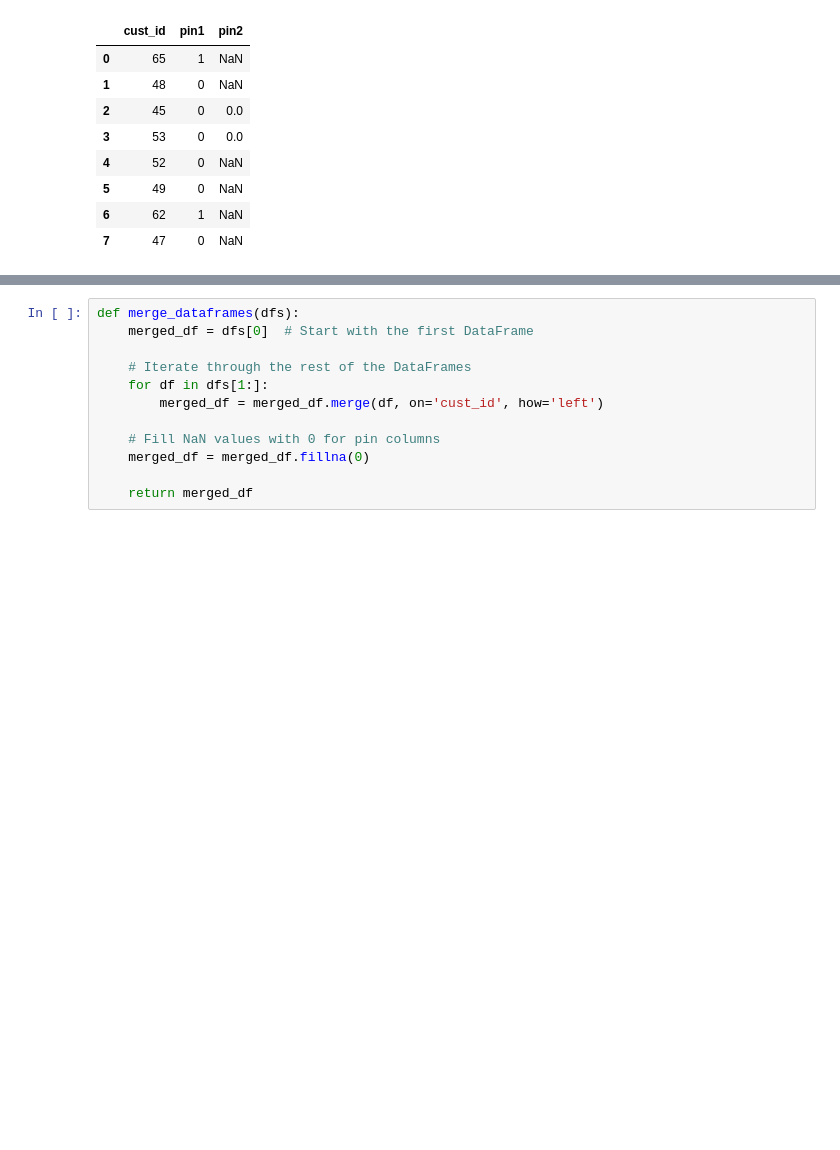
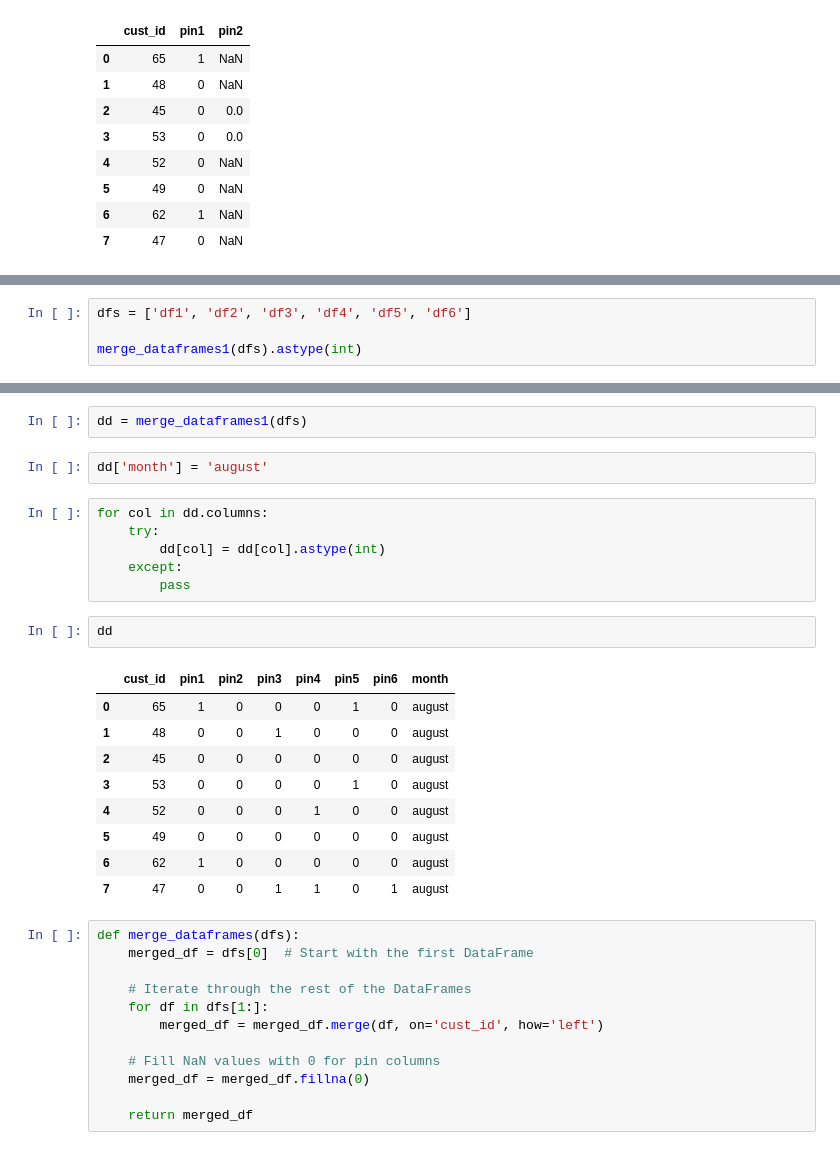
Before and after one commit to hitenverma1/Python_Coding, a Jupyter notebook: join_table.ipynb, the cells around one changed output, grey strips where cells are left out. Saved outputs shown, nothing was run; the diff lists cells and outputs as text; blank space fills up the shorter version.

```diff
--- a/join_table.ipynb
+++ b/join_table.ipynb
@@ -410,3 +410,7 @@ def merge_dataframes1(df_list):
             merged_df = pd.merge(merged_df, df, on='cust_id', how='left')
     merged_df = merged_df.fillna(0)
     return merged_df
+# %%
+dfs = ['df1', 'df2', 'df3', 'df4', 'df5', 'df6']
+
+merge_dataframes1(dfs).astype(int)
@@ -413,3 +427,25 @@ def merge_dataframes1(df_list):
+# %%
+dd = merge_dataframes1(dfs)
+# %%
+dd['month'] = 'august'
+# %%
+for col in dd.columns:
+    try:
+        dd[col] = dd[col].astype(int)
+    except:
+        pass
+# %%
+dd
+# %% [output]
+|  | cust_id | pin1 | pin2 | pin3 | pin4 | pin5 | pin6 | month |
+| 0 | 65 | 1 | 0 | 0 | 0 | 1 | 0 | august |
+| 1 | 48 | 0 | 0 | 1 | 0 | 0 | 0 | august |
+| 2 | 45 | 0 | 0 | 0 | 0 | 0 | 0 | august |
+| 3 | 53 | 0 | 0 | 0 | 0 | 1 | 0 | august |
+| 4 | 52 | 0 | 0 | 0 | 1 | 0 | 0 | august |
+| 5 | 49 | 0 | 0 | 0 | 0 | 0 | 0 | august |
+| 6 | 62 | 1 | 0 | 0 | 0 | 0 | 0 | august |
+| 7 | 47 | 0 | 0 | 1 | 1 | 0 | 1 | august |
 # %%
 def merge_dataframes(dfs):
     merged_df = dfs[0]  # Start with the first DataFrame
```
Also changed, not shown: parts of 2 cells of this notebook.
